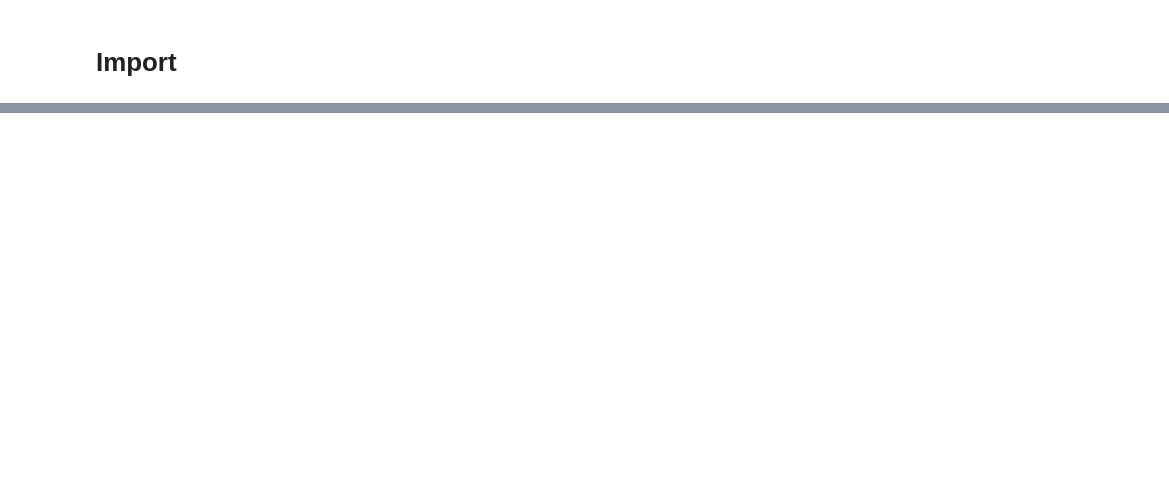
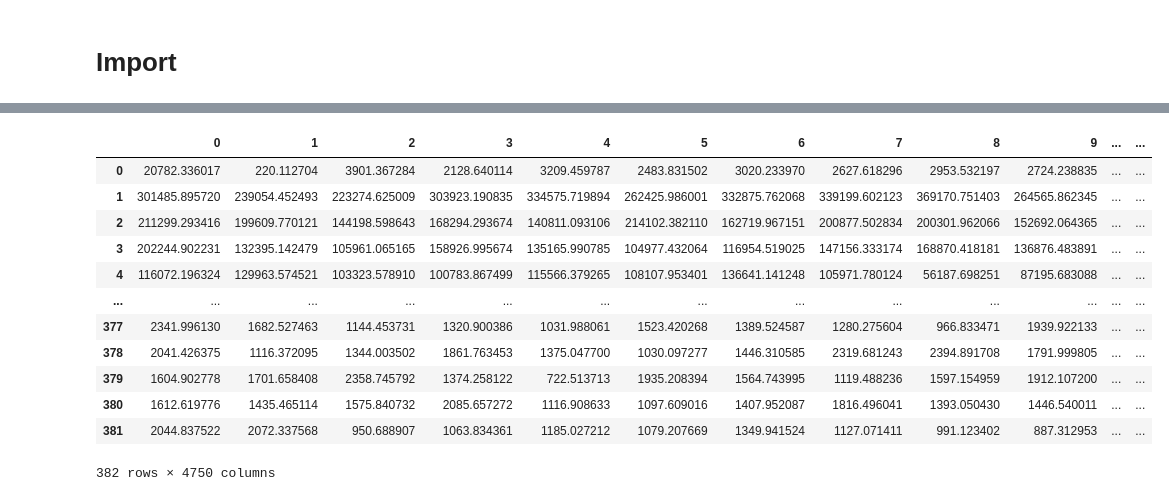
Before and after one commit to mariaaraujovitoria/SeizurePredict, a Jupyter notebook: notebooks/Untitled1.ipynb, the cells around one changed output, grey strips where cells are left out. Cells and saved outputs as stored; diff of their text form; code cells hidden in the pictures; blank space fills up the shorter version.

```diff
--- a/notebooks/Untitled1.ipynb
+++ b/notebooks/Untitled1.ipynb
@@ -196,0 +57,18 @@ loaded_arr
+# %%
+x_imp = pd.read_csv("/home/lee/code/mariaaraujovitoria/SeizurePredict/Xtest5_preproc.csv")
+# %%
+x_imp
+# %% [output]
+|  | 0 | 1 | 2 | 3 | 4 | 5 | 6 | 7 | 8 | 9 | ... | ... |
+| 0 | 20782.336017 | 220.112704 | 3901.367284 | 2128.640114 | 3209.459787 | 2483.831502 | 3020.233970 | 2627.618296 | 2953.532197 | 2724.238835 | ... | ... |
+| 1 | 301485.895720 | 239054.452493 | 223274.625009 | 303923.190835 | 334575.719894 | 262425.986001 | 332875.762068 | 339199.602123 | 369170.751403 | 264565.862345 | ... | ... |
+| 2 | 211299.293416 | 199609.770121 | 144198.598643 | 168294.293674 | 140811.093106 | 214102.382110 | 162719.967151 | 200877.502834 | 200301.962066 | 152692.064365 | ... | ... |
+| 3 | 202244.902231 | 132395.142479 | 105961.065165 | 158926.995674 | 135165.990785 | 104977.432064 | 116954.519025 | 147156.333174 | 168870.418181 | 136876.483891 | ... | ... |
+| 4 | 116072.196324 | 129963.574521 | 103323.578910 | 100783.867499 | 115566.379265 | 108107.953401 | 136641.141248 | 105971.780124 | 56187.698251 | 87195.683088 | ... | ... |
+| ... | ... | ... | ... | ... | ... | ... | ... | ... | ... | ... | ... | ... |
+| 377 | 2341.996130 | 1682.527463 | 1144.453731 | 1320.900386 | 1031.988061 | 1523.420268 | 1389.524587 | 1280.275604 | 966.833471 | 1939.922133 | ... | ... |
+| 378 | 2041.426375 | 1116.372095 | 1344.003502 | 1861.763453 | 1375.047700 | 1030.097277 | 1446.310585 | 2319.681243 | 2394.891708 | 1791.999805 | ... | ... |
+| 379 | 1604.902778 | 1701.658408 | 2358.745792 | 1374.258122 | 722.513713 | 1935.208394 | 1564.743995 | 1119.488236 | 1597.154959 | 1912.107200 | ... | ... |
+| 380 | 1612.619776 | 1435.465114 | 1575.840732 | 2085.657272 | 1116.908633 | 1097.609016 | 1407.952087 | 1816.496041 | 1393.050430 | 1446.540011 | ... | ... |
+| 381 | 2044.837522 | 2072.337568 | 950.688907 | 1063.834361 | 1185.027212 | 1079.207669 | 1349.941524 | 1127.071411 | 991.123402 | 887.312953 | ... | ... |
+382 rows × 4750 columns
```
Also changed, not shown: parts of 43 cells of this notebook, 9 other files.
